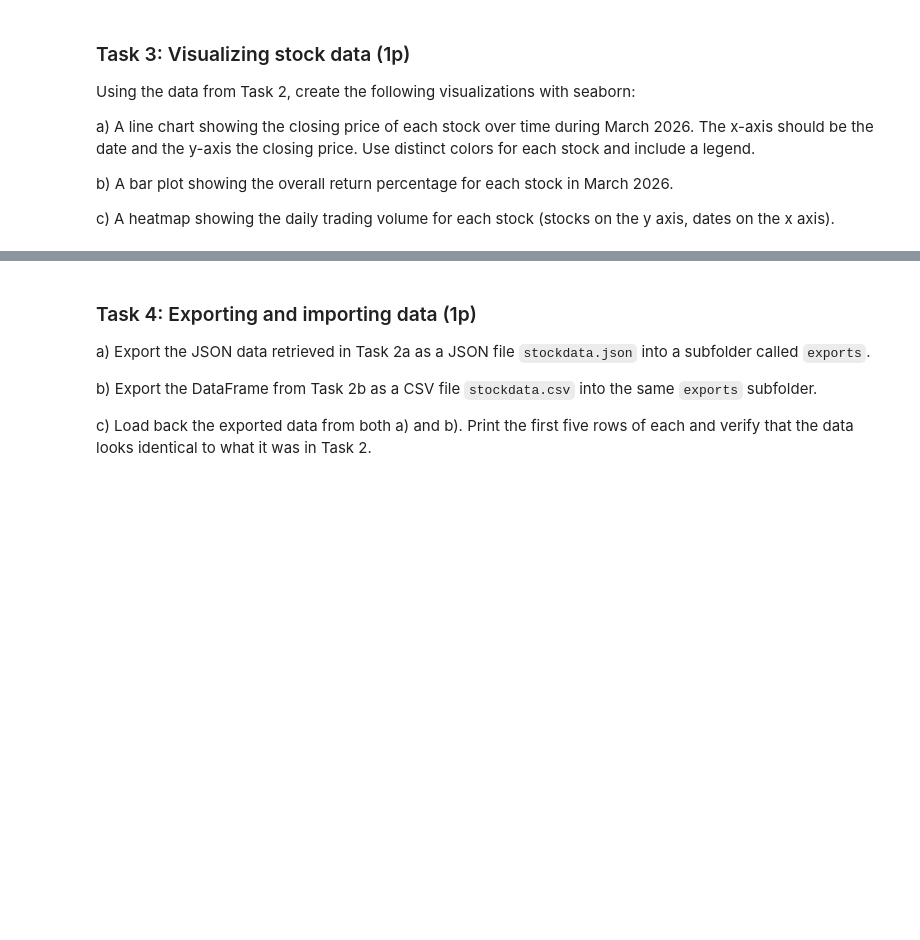
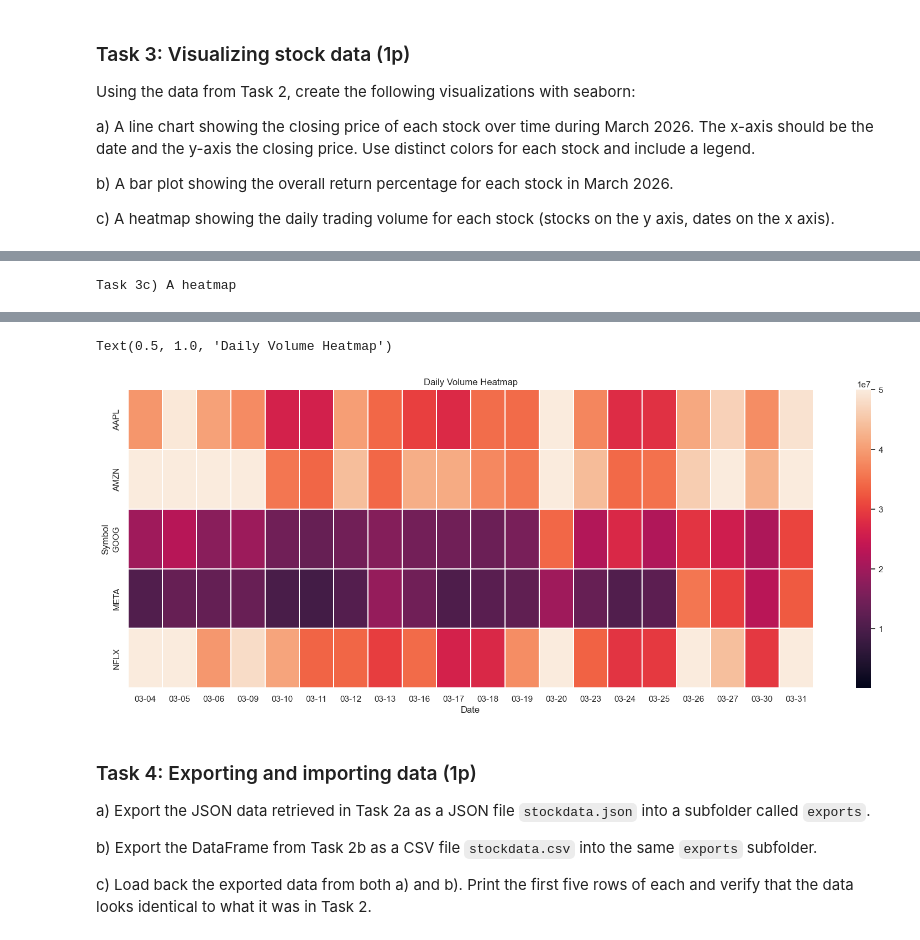
Before and after one commit to Tuandinh-projects/Python2026, a Jupyter notebook: assignment/assignment2/assignment2.ipynb, the cells around one changed output, grey strips where cells are left out. Drawn from its saved outputs; the diff is of its cells as text; code cells hidden in the pictures; blank space fills up the shorter version.

```diff
--- a/assignment/assignment2/assignment2.ipynb
+++ b/assignment/assignment2/assignment2.ipynb
@@ -111,0 +251,16 @@ c) A heatmap showing the daily trading volume for each stock (stocks on the y ax
+# %%
+print("Task 3c) A heatmap ")
+# extract the volume of each stock
+heatmap_data = df.pivot(index="symbol", columns="date_short", values="volume")
+display(heatmap_data.head())
+
+# create the heatmap for daily volume
+plt.figure(figsize=(20
+                    , 7))
+sns.heatmap(heatmap_data, vmin=100000, vmax=50000000, linewidths=0.1, linecolor='white')
+
+plt.xlabel("Date")
+plt.ylabel("Symbol")
+plt.title("Daily Volume Heatmap")
+# %% [output]
+Task 3c) A heatmap
@@ -112,3 +274,5 @@ c) A heatmap showing the daily trading volume for each stock (stocks on the y ax
+Text(0.5, 1.0, 'Daily Volume Heatmap')
+[figure, added]
 # %% [markdown]
 ### Task 4: Exporting and importing data (1p)
 
```
Also changed, not shown: parts of 9 cells of this notebook, 4 other files.
